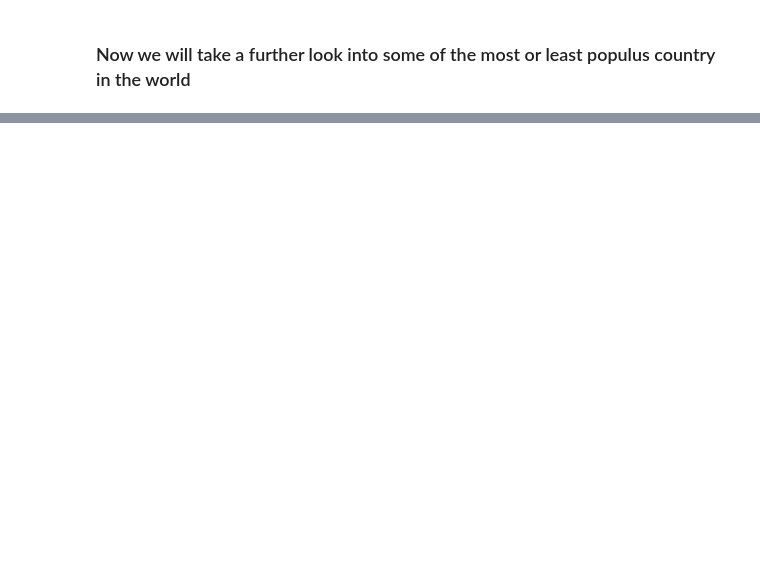
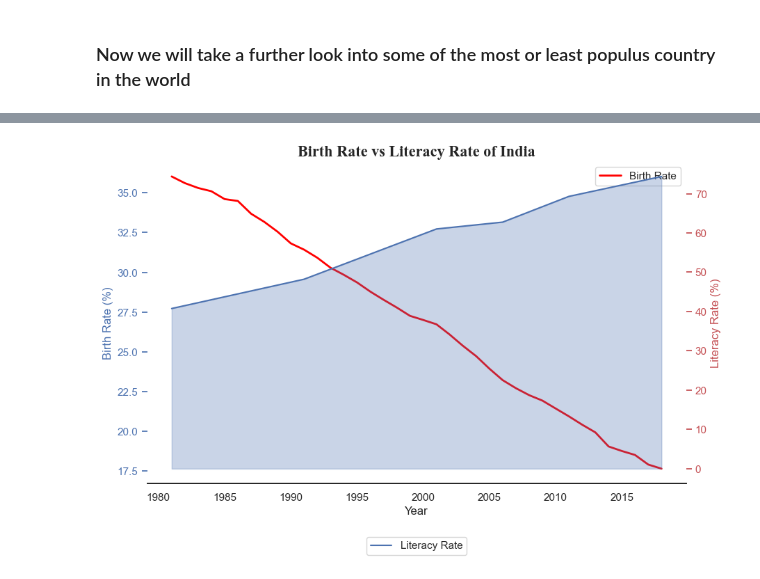
Before and after one commit to Kimballa05/DataVisGlobalWarming, a Jupyter notebook: Faisal_final project_exploratory notebook.ipynb, the cells around one changed output, grey strips where cells are left out. Drawn from its saved outputs; the diff is of its cells as text; code cells hidden in the pictures; blank space fills up the shorter version.

```diff
--- a/Faisal_final project_exploratory notebook.ipynb
+++ b/Faisal_final project_exploratory notebook.ipynb
@@ -20,6 +20,7 @@ life_expec_raw = pd.read_csv('./life expectancy - population-and-demography.csv'
 death_rate_raw = pd.read_csv('./death rate - population-and-demography.csv')
 birth_rate_raw = pd.read_csv('./birth rate - population-and-demography.csv')
 child_death_raw = pd.read_csv('./child mortality rate - population-and-demography.csv')
+india_lit = pd.read_csv('./india-literacy-rate.csv')
 
 
 # List of non-country entries created by chat GPT
@@ -320,0 +325,36 @@ plt.show()
+# %%
+# Assuming india_df and india_lit are defined properly
+india_df = final[(final['Country name'] == 'India') & (final['Year'] >= 1981) & (final['Year'] <= 2018)]
+
+plt.figure(figsize=(10, 6))
+
+# Create the first plot (Birth rate) on the primary y-axis
+ax1 = sns.lineplot(data=india_df, x='Year', y='Birth rate', label='Birth Rate', color='red', linewidth = 2)
+ax1.set_ylabel('Birth Rate (%)', color='b')  # Set label and color for the first y-axis
+ax1.tick_params(axis='y', colors='b')  # Set tick color for the first y-axis
+# ax1.fill_between(india_df['Year'], india_df['Birth rate'], alpha=0.3, color='b')
+
+# Create the second plot (Literacy Rate) on the secondary y-axis
+ax2 = ax1.twinx()  # Create a second y-axis sharing the same x-axis
+sns.lineplot(data=india_lit, x='Year', y=' Literacy Rate', label='Literacy Rate', color='b', ax=ax2)
+ax2.set_ylabel('Literacy Rate (%)', color='r')  # Set label and color for the second y-axis
+ax2.tick_params(axis='y', colors='r')  # Set tick color for the second y-axis
+ax2.fill_between(india_lit['Year'], india_lit[' Literacy Rate'], alpha=0.3, color='b')
+
+# Set the title and x-axis label
+plt.title('Birth Rate vs Literacy Rate of India', fontsize = 16, fontweight='bold', family = 'Times New Roman')
+ax1.set_xlabel('Year')
+
+# Position the legend at the bottom
+plt.legend(loc='upper center', bbox_to_anchor=(0.5, -0.15), ncol=2)
+ax1.spines['top'].set_visible(False)
+ax1.spines['right'].set_visible(False)
+ax1.spines['left'].set_visible(False)
+ax2.spines['top'].set_visible(False)
+ax2.spines['right'].set_visible(False)
+ax2.spines['left'].set_visible(False)
+
+# Show the plot
+plt.show()
+# %% [output]
+[figure, added]
```
Also changed, not shown: parts of 1 cell of this notebook, 1 other file.
